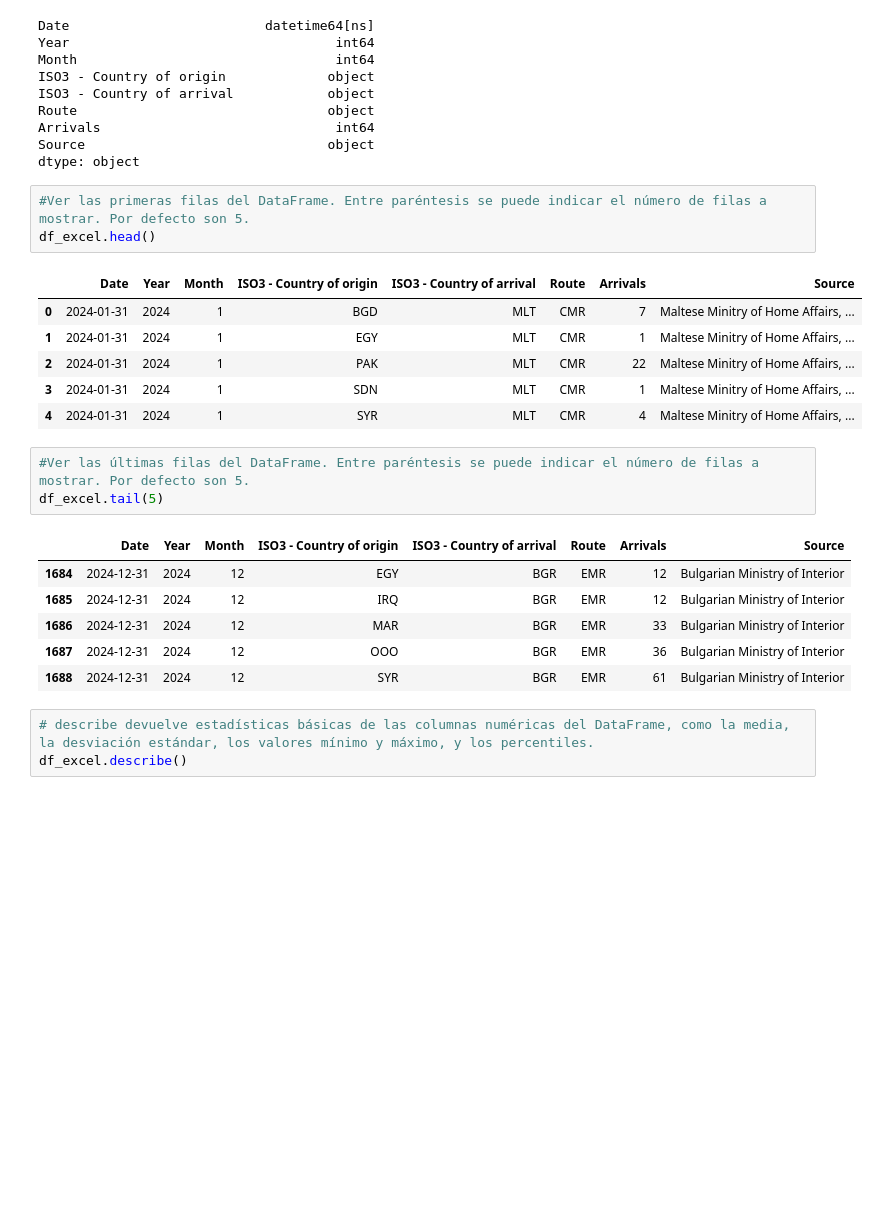
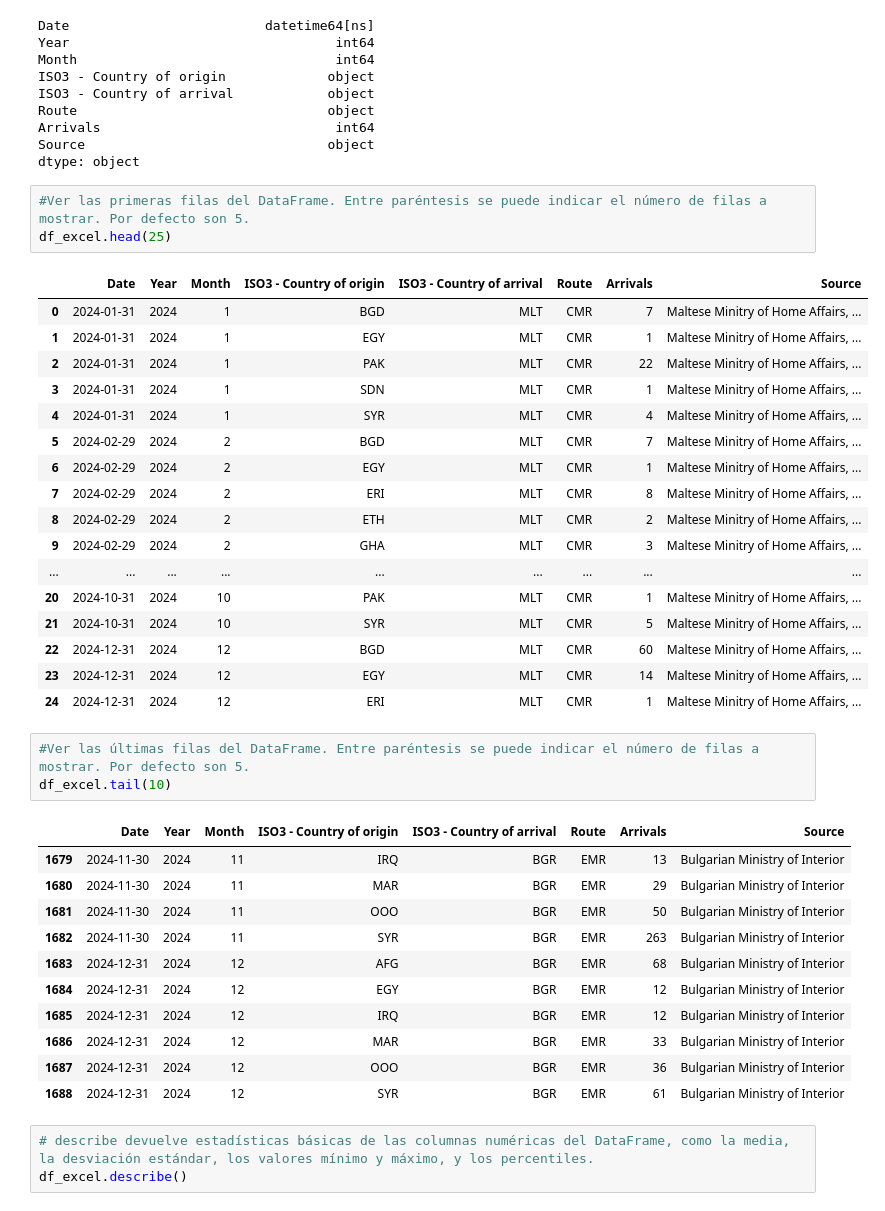
Before and after one commit to amvalseg/data_bootcamp, a Jupyter notebook: numpy_pandas/teoría/Pandas/Introducción_a_Pandas.ipynb, the cells around one changed output. Saved outputs shown, nothing was run; the diff lists cells and outputs as text; blank space fills up the shorter version.

```diff
--- a/numpy_pandas/teoría/Pandas/Introducción_a_Pandas.ipynb
+++ b/numpy_pandas/teoría/Pandas/Introducción_a_Pandas.ipynb
@@ -341,19 +349,35 @@ Source                               object
 dtype: object
 # %%
 #Ver las primeras filas del DataFrame. Entre paréntesis se puede indicar el número de filas a mostrar. Por defecto son 5.
-df_excel.head()
+df_excel.head(25)
 # %% [output]
 |  | Date | Year | Month | ISO3 - Country of origin | ISO3 - Country of arrival | Route | Arrivals | Source |
 | 0 | 2024-01-31 | 2024 | 1 | BGD | MLT | CMR | 7 | Maltese Minitry of Home Affairs, ... |
 | 1 | 2024-01-31 | 2024 | 1 | EGY | MLT | CMR | 1 | Maltese Minitry of Home Affairs, ... |
 | 2 | 2024-01-31 | 2024 | 1 | PAK | MLT | CMR | 22 | Maltese Minitry of Home Affairs, ... |
 | 3 | 2024-01-31 | 2024 | 1 | SDN | MLT | CMR | 1 | Maltese Minitry of Home Affairs, ... |
 | 4 | 2024-01-31 | 2024 | 1 | SYR | MLT | CMR | 4 | Maltese Minitry of Home Affairs, ... |
+| 5 | 2024-02-29 | 2024 | 2 | BGD | MLT | CMR | 7 | Maltese Minitry of Home Affairs, ... |
+| 6 | 2024-02-29 | 2024 | 2 | EGY | MLT | CMR | 1 | Maltese Minitry of Home Affairs, ... |
+| 7 | 2024-02-29 | 2024 | 2 | ERI | MLT | CMR | 8 | Maltese Minitry of Home Affairs, ... |
+| 8 | 2024-02-29 | 2024 | 2 | ETH | MLT | CMR | 2 | Maltese Minitry of Home Affairs, ... |
+| 9 | 2024-02-29 | 2024 | 2 | GHA | MLT | CMR | 3 | Maltese Minitry of Home Affairs, ... |
+| ... | ... | ... | ... | ... | ... | ... | ... | ... |
+| 20 | 2024-10-31 | 2024 | 10 | PAK | MLT | CMR | 1 | Maltese Minitry of Home Affairs, ... |
+| 21 | 2024-10-31 | 2024 | 10 | SYR | MLT | CMR | 5 | Maltese Minitry of Home Affairs, ... |
+| 22 | 2024-12-31 | 2024 | 12 | BGD | MLT | CMR | 60 | Maltese Minitry of Home Affairs, ... |
+| 23 | 2024-12-31 | 2024 | 12 | EGY | MLT | CMR | 14 | Maltese Minitry of Home Affairs, ... |
+| 24 | 2024-12-31 | 2024 | 12 | ERI | MLT | CMR | 1 | Maltese Minitry of Home Affairs, ... |
 # %%
 #Ver las últimas filas del DataFrame. Entre paréntesis se puede indicar el número de filas a mostrar. Por defecto son 5.
-df_excel.tail(5)
+df_excel.tail(10)
 # %% [output]
 |  | Date | Year | Month | ISO3 - Country of origin | ISO3 - Country of arrival | Route | Arrivals | Source |
+| 1679 | 2024-11-30 | 2024 | 11 | IRQ | BGR | EMR | 13 | Bulgarian Ministry of Interior |
+| 1680 | 2024-11-30 | 2024 | 11 | MAR | BGR | EMR | 29 | Bulgarian Ministry of Interior |
+| 1681 | 2024-11-30 | 2024 | 11 | OOO | BGR | EMR | 50 | Bulgarian Ministry of Interior |
+| 1682 | 2024-11-30 | 2024 | 11 | SYR | BGR | EMR | 263 | Bulgarian Ministry of Interior |
+| 1683 | 2024-12-31 | 2024 | 12 | AFG | BGR | EMR | 68 | Bulgarian Ministry of Interior |
 | 1684 | 2024-12-31 | 2024 | 12 | EGY | BGR | EMR | 12 | Bulgarian Ministry of Interior |
 | 1685 | 2024-12-31 | 2024 | 12 | IRQ | BGR | EMR | 12 | Bulgarian Ministry of Interior |
 | 1686 | 2024-12-31 | 2024 | 12 | MAR | BGR | EMR | 33 | Bulgarian Ministry of Interior |
```
Also changed, not shown: parts of 42 cells of this notebook, 10 other files.
